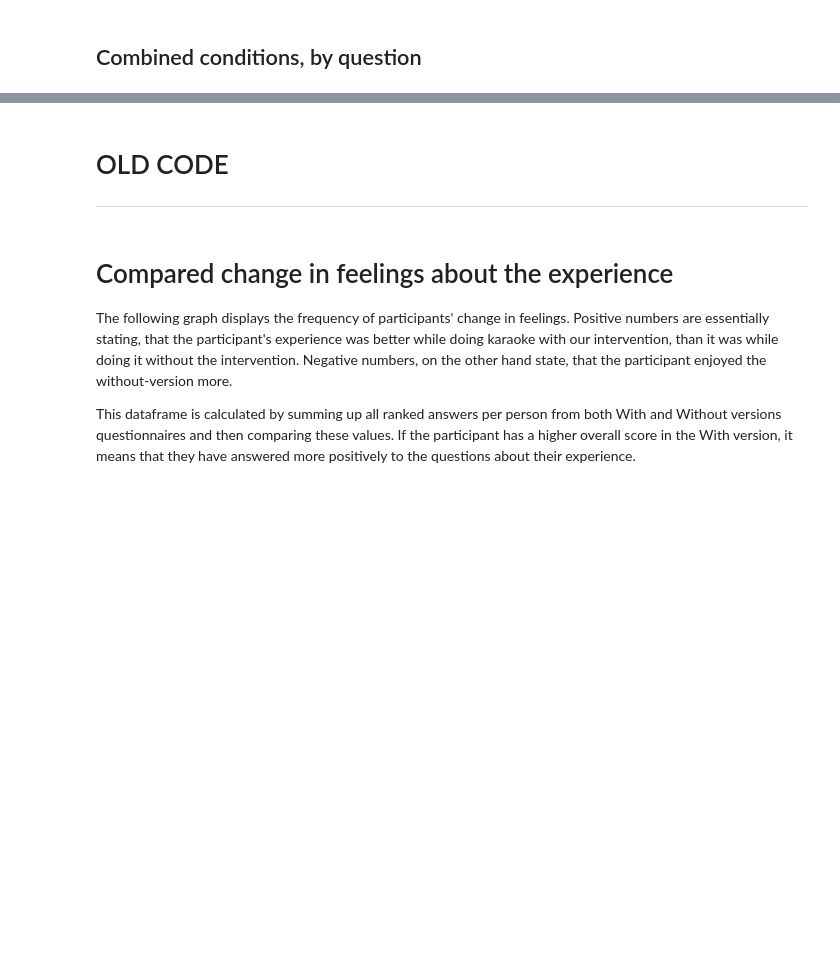
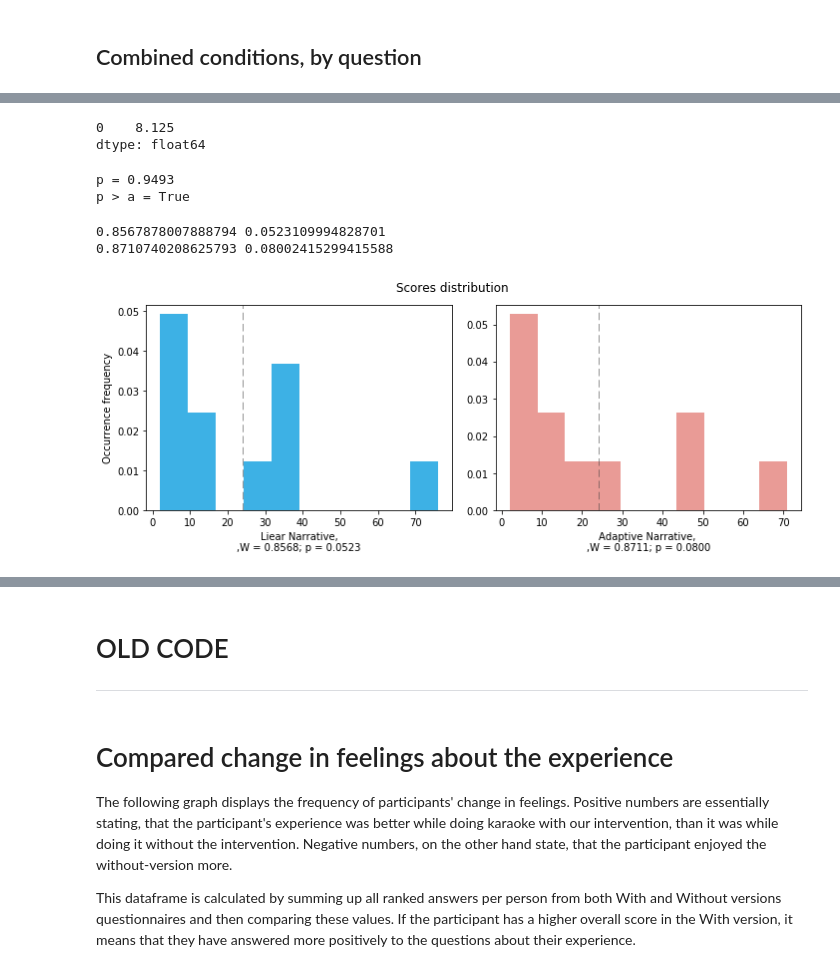
Before and after one commit to adrhegedus/MEA-G502-2020, a Jupyter notebook: evaluation.ipynb, the cells around one changed output, grey strips where cells are left out. Drawn from its saved outputs; the diff is of its cells as text; code cells hidden in the pictures; blank space fills up the shorter version.

```diff
--- a/evaluation.ipynb
+++ b/evaluation.ipynb
@@ -245,0 +249,49 @@ plt.show()
+# %%
+linearSum = FULL_LINEAR.apply(pd.Series.value_counts).fillna(0).sum(axis=1)
+adaptiveSum =FULL_ADAPTIVE.apply(pd.Series.value_counts).fillna(0).sum(axis=1)
+# %%
+l = pd.DataFrame([FULL_LINEAR.median()])
+a = pd.DataFrame([FULL_ADAPTIVE.median()])
+
+a.mean(axis=1)
+t.mean(axis=1)
+# %% [output]
+0    8.125
+dtype: float64
+# %%
+p = stats.levene(linearSum.dropna(), adaptiveSum.dropna()).pvalue
+print("p = %.4f" % p)
+print("p > a = %r" % (p > 0.05))
+#If p < 0.05 then the assumption of homogenity between the two variances has been violated
+# %% [output]
+p = 0.9493
+p > a = True
+# %%
+[W_wo, p_wo] = stats.shapiro(linearSum.dropna())
+[W_w, p_w] = stats.shapiro(adaptiveSum.dropna())
+
+
+print(W_wo, p_wo)
+
+print(W_w, p_w)
+# %% [output]
+0.8567878007888794 0.0523109994828701
+0.8710740208625793 0.08002415299415588
+# %%
+fig, (histC1, histC2) = plt.subplots(1, 2, figsize = (10,4))
+
+histC1.hist(linearSum, density=True, bins=10, color="#3DB1E5")
+histC1.set(xlabel="Liear Narrative,\n,W = %.4f; p = %.4f" % (W_wo, p_wo), ylabel="Occurrence frequency")
+histC1.axvline(x=linearSum.mean(), color="#444444", alpha=0.75, lw=0.75).set_dashes([10, 5])
+
+histC2.hist(adaptiveSum, density=True, bins=10, color="#E99B96")
+histC2.set(xlabel=f"Adaptive Narrative, \n,W = %.4f; p = %.4f" % (W_w, p_w))
+histC2.axvline(x=adaptiveSum.mean(), color="#444444", alpha=0.75, lw=0.75).set_dashes([10, 5])
+
+plt.suptitle("Scores distribution")
+plt.tight_layout(pad=1, w_pad=1.5, h_pad=1.0)
+plt.subplots_adjust(top=0.9)
+
+plt.show()
+# %% [output]
+[figure, added]
```
Also changed, not shown: parts of 28 cells of this notebook, 2 other files.
